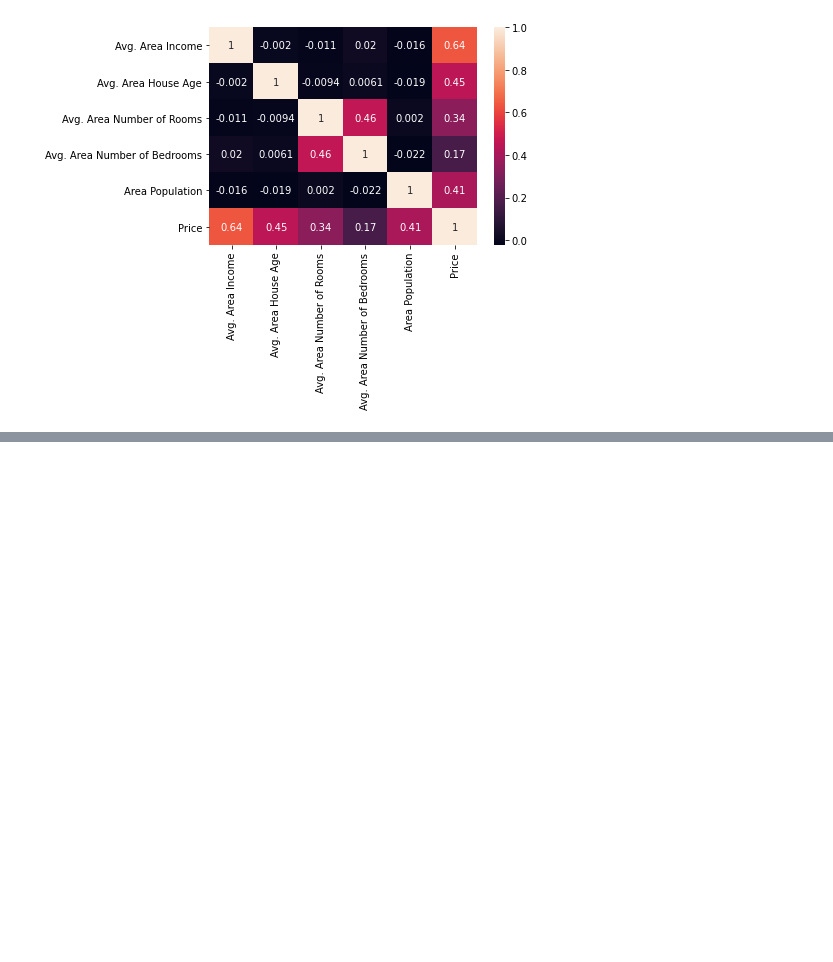
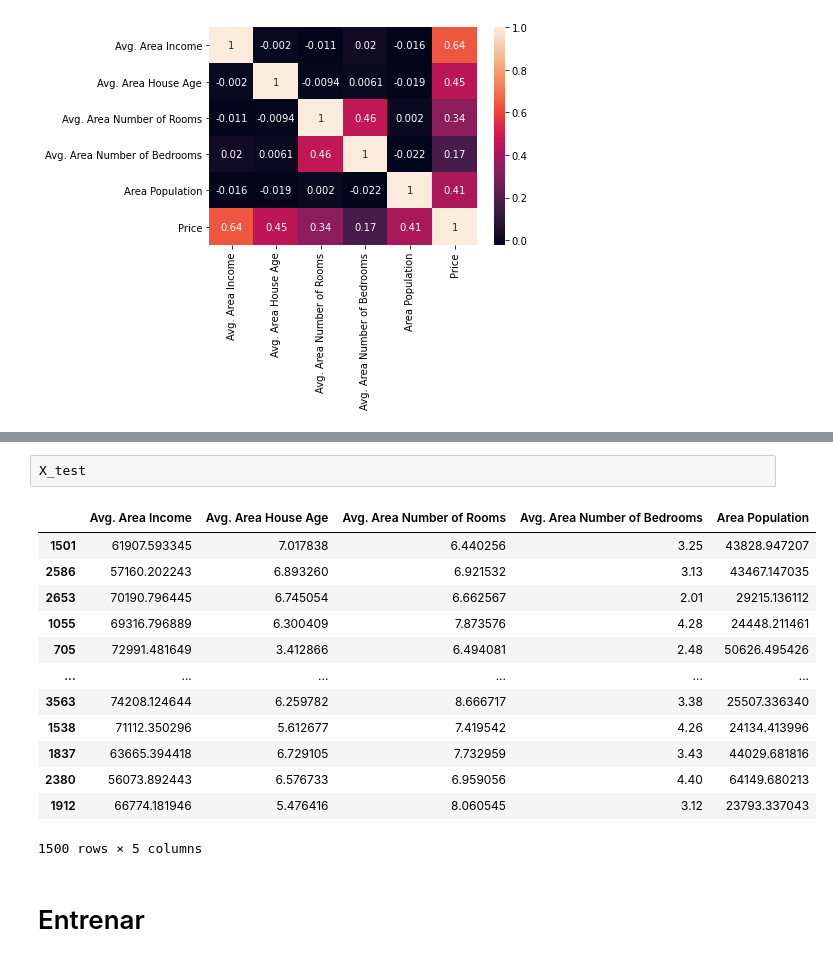
Before and after one commit to xErik444x/python_IA_Anaconda_Jupyter, a Jupyter notebook: Regresión lineal/Ejemplos y ejercicios.ipynb, the cells around one changed output, grey strips where cells are left out. Saved outputs shown, nothing was run; the diff lists cells and outputs as text; blank space fills up the shorter version.

```diff
--- a/Regresión lineal/Ejemplos y ejercicios.ipynb
+++ b/Regresión lineal/Ejemplos y ejercicios.ipynb
@@ -130,0 +195,18 @@ sns.heatmap(casas.corr(),annot=True) #corr, relacion entre las columnas
+# %%
+X_test
+# %% [output]
+|  | Avg. Area Income | Avg. Area House Age | Avg. Area Number of Rooms | Avg. Area Number of Bedrooms | Area Population |
+| 1501 | 61907.593345 | 7.017838 | 6.440256 | 3.25 | 43828.947207 |
+| 2586 | 57160.202243 | 6.893260 | 6.921532 | 3.13 | 43467.147035 |
+| 2653 | 70190.796445 | 6.745054 | 6.662567 | 2.01 | 29215.136112 |
+| 1055 | 69316.796889 | 6.300409 | 7.873576 | 4.28 | 24448.211461 |
+| 705 | 72991.481649 | 3.412866 | 6.494081 | 2.48 | 50626.495426 |
+| ... | ... | ... | ... | ... | ... |
+| 3563 | 74208.124644 | 6.259782 | 8.666717 | 3.38 | 25507.336340 |
+| 1538 | 71112.350296 | 5.612677 | 7.419542 | 4.26 | 24134.413996 |
+| 1837 | 63665.394418 | 6.729105 | 7.732959 | 3.43 | 44029.681816 |
+| 2380 | 56073.892443 | 6.576733 | 6.959056 | 4.40 | 64149.680213 |
+| 1912 | 66774.181946 | 5.476416 | 8.060545 | 3.12 | 23793.337043 |
+1500 rows × 5 columns
+# %% [markdown]
+# Entrenar
```
Also changed, not shown: parts of 10 cells of this notebook.
